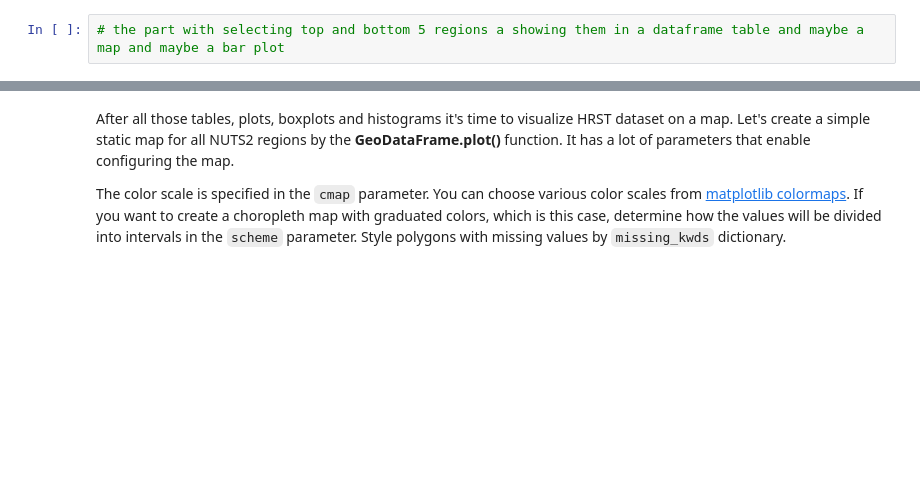
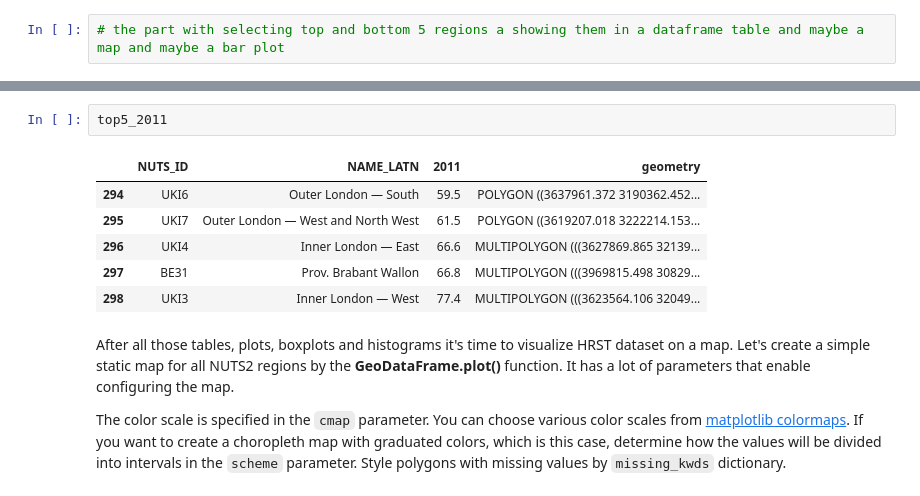
Before and after one commit to GISAdamToth/ArcGIS_Notebooks_thesis, a Jupyter notebook: eurostat/eurostat.ipynb, the cells around one changed output, grey strips where cells are left out. Cells and saved outputs as stored; diff of their text form; blank space fills up the shorter version.

```diff
--- a/eurostat/eurostat.ipynb
+++ b/eurostat/eurostat.ipynb
@@ -457,3 +471,12 @@ Let's take a look at which regions are the top and bottom 5 in HRST over the yea
+# %%
+top5_2011
+# %% [output]
+|  | NUTS_ID | NAME_LATN | 2011 | geometry |
+| 294 | UKI6 | Outer London — South | 59.5 | POLYGON ((3637961.372 3190362.452... |
+| 295 | UKI7 | Outer London — West and North West | 61.5 | POLYGON ((3619207.018 3222214.153... |
+| 296 | UKI4 | Inner London — East | 66.6 | MULTIPOLYGON (((3627869.865 32139... |
+| 297 | BE31 | Prov. Brabant Wallon | 66.8 | MULTIPOLYGON (((3969815.498 30829... |
+| 298 | UKI3 | Inner London — West | 77.4 | MULTIPOLYGON (((3623564.106 32049... |
 # %% [markdown]
 After all those tables, plots, boxplots and histograms it's time to visualize HRST dataset on a map. Let's create a simple static map for all NUTS2 regions by the **GeoDataFrame.plot()** function. It has a lot of parameters that enable configuring the map.
 
```
Also changed, not shown: parts of 6 cells of this notebook, 1 other file.
